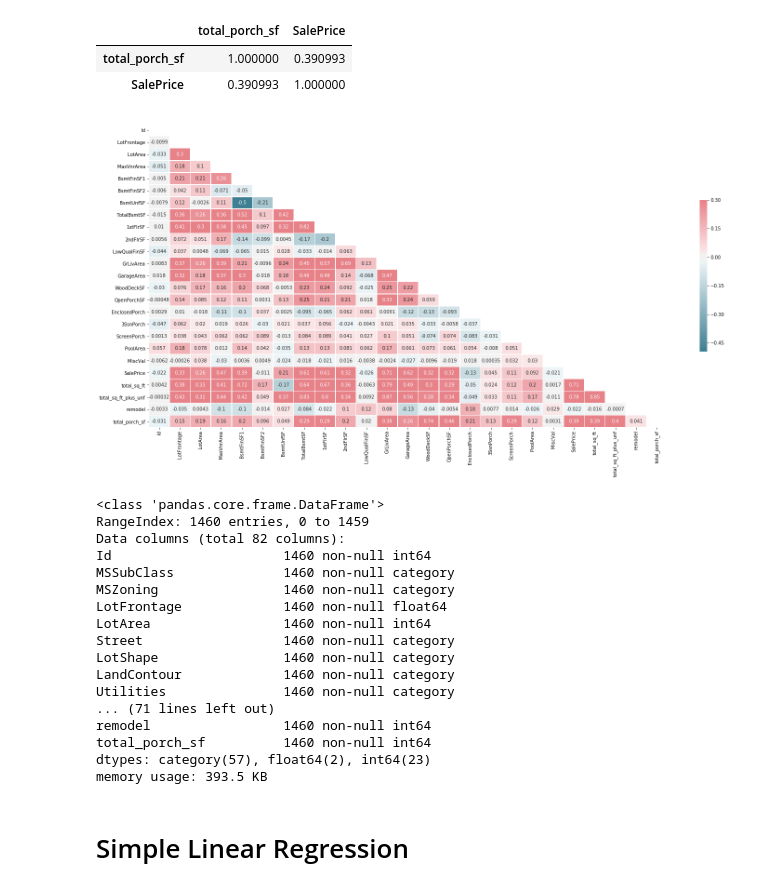
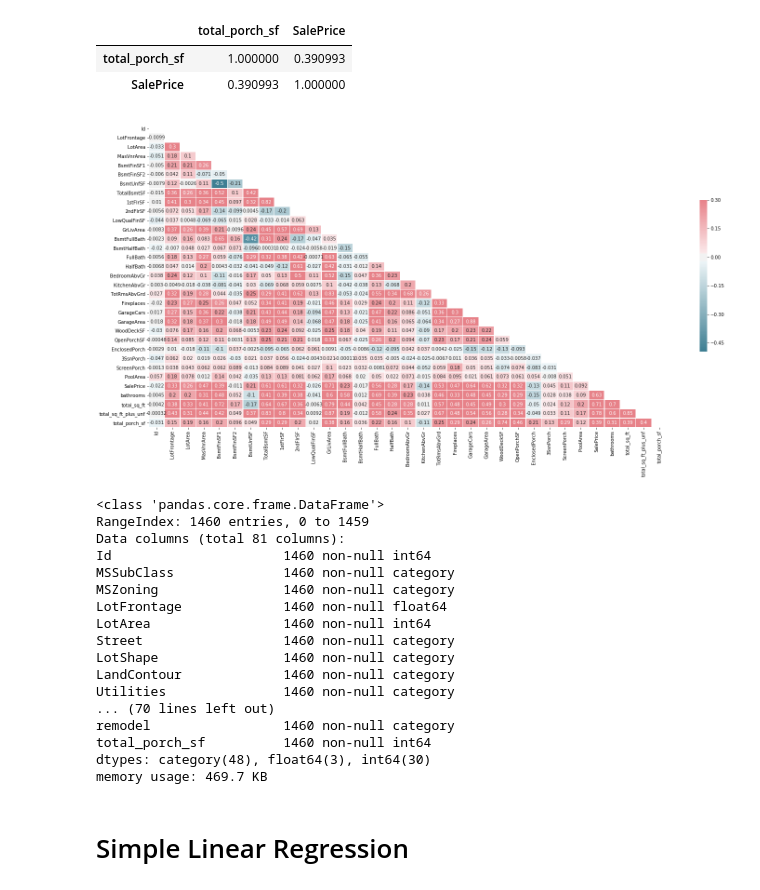
Before and after one commit to matthewcassi/kaggle_competitions, a Jupyter notebook: house_prices/initial_eda.ipynb, the cells around one changed output. Drawn from its saved outputs; the diff is of its cells as text; code cells hidden in the pictures.

```diff
--- a/house_prices/initial_eda.ipynb
+++ b/house_prices/initial_eda.ipynb
@@ -249,23 +249,13 @@ train['YearRemodAdd'] = train['YearRemodAdd'].astype('category')
 train['GarageYrBlt'] = train['GarageYrBlt'].astype('category')
 train['MoSold'] = train['MoSold'].astype('category')
 train['YrSold'] = train['YrSold'].astype('category')
-train['GarageCars'] = train['GarageCars'].astype('category')
-train['Fireplaces'] = train['Fireplaces'].astype('category')
-train['TotRmsAbvGrd'] = train['TotRmsAbvGrd'].astype('category')
-train['KitchenAbvGr'] = train['KitchenAbvGr'].astype('category')
-train['BedroomAbvGr'] = train['BedroomAbvGr'].astype('category')
-train['HalfBath'] = train['HalfBath'].astype('category')
-train['FullBath'] = train['FullBath'].astype('category')
-train['BsmtHalfBath'] = train['BsmtHalfBath'].astype('category')
-train['BsmtFullBath'] = train['BsmtFullBath'].astype('category')
-train['BedroomAbvGr'] = train['BedroomAbvGr'].astype('category')
 # %%
 objects = train.select_dtypes(include='object')
 cols = objects.columns
 for i in cols:
     train[i] = train[i].astype('category')
 # %%
-train.drop(['PoolQC','Fence','MiscFeature','Alley'], inplace=True, axis=1)
+train.drop(['PoolQC','Fence','MiscFeature','Alley','MiscVal'], inplace=True, axis=1)
 # %%
 train.info()
 # %% [output]
@@ -509,9 +520,8 @@ Houses with standard circuit breakers have a higher sale price and most houses i
 # %% [markdown]
 The first new feature that was created was number of bathrooms in the house. To create this, the half baths were multiplied by 0.5 and added to the number of full baths.
 # %%
-train['bathrooms'] = (train['HalfBath'].astype('int') * 0.5 + train['FullBath'].astype('int') \
-                    + train['BsmtFullBath'].astype('int') + train['BsmtHalfBath'].astype('int') * 0.5 \
-                     ).astype('category')
+train['bathrooms'] = train['HalfBath'] * 0.5 + train['FullBath'] \
+                    + train['BsmtFullBath'] + train['BsmtHalfBath'] * 0.5
 # %%
 plot.bar_box(train,'bathrooms','SalePrice')
 # %% [output]
@@ -609,6 +619,7 @@ def remod(row):
     return remod
 # %%
 train['remodel'] = train.apply(remod, axis=1)
+train['remodel'] = train['remodel'].astype('category')
 # %%
 train['remodel'].value_counts()
 # %% [output]
@@ -634,16 +645,16 @@ train[['total_porch_sf','SalePrice']].corr()
 | total_porch_sf | 1.000000 | 0.390993 |
 | SalePrice | 0.390993 | 1.000000 |
 # %%
-nums2 = train.select_dtypes(exclude='category')
+nums2 = train.select_dtypes(exclude=['category','object'])
 plot.heatmap(nums2)
 # %% [output]
-[figure, old version]
+[figure, new version]
 # %%
 train.info()
 # %% [output]
 <class 'pandas.core.frame.DataFrame'>
 RangeIndex: 1460 entries, 0 to 1459
-Data columns (total 82 columns):
+Data columns (total 81 columns):
 Id                      1460 non-null int64
 MSSubClass              1460 non-null category
 MSZoning                1460 non-null category
@@ -653,11 +664,11 @@ Street                  1460 non-null category
 LotShape                1460 non-null category
 LandContour             1460 non-null category
 Utilities               1460 non-null category
-... (71 lines left out)
-remodel                 1460 non-null int64
+... (70 lines left out)
+remodel                 1460 non-null category
 total_porch_sf          1460 non-null int64
-dtypes: category(57), float64(2), int64(23)
-memory usage: 393.5 KB
+dtypes: category(48), float64(3), int64(30)
+memory usage: 469.7 KB
 # %% [markdown]
 # Simple Linear Regression
 # %% [markdown]
```
Also changed, not shown: parts of 20 cells of this notebook, 1 other file.
